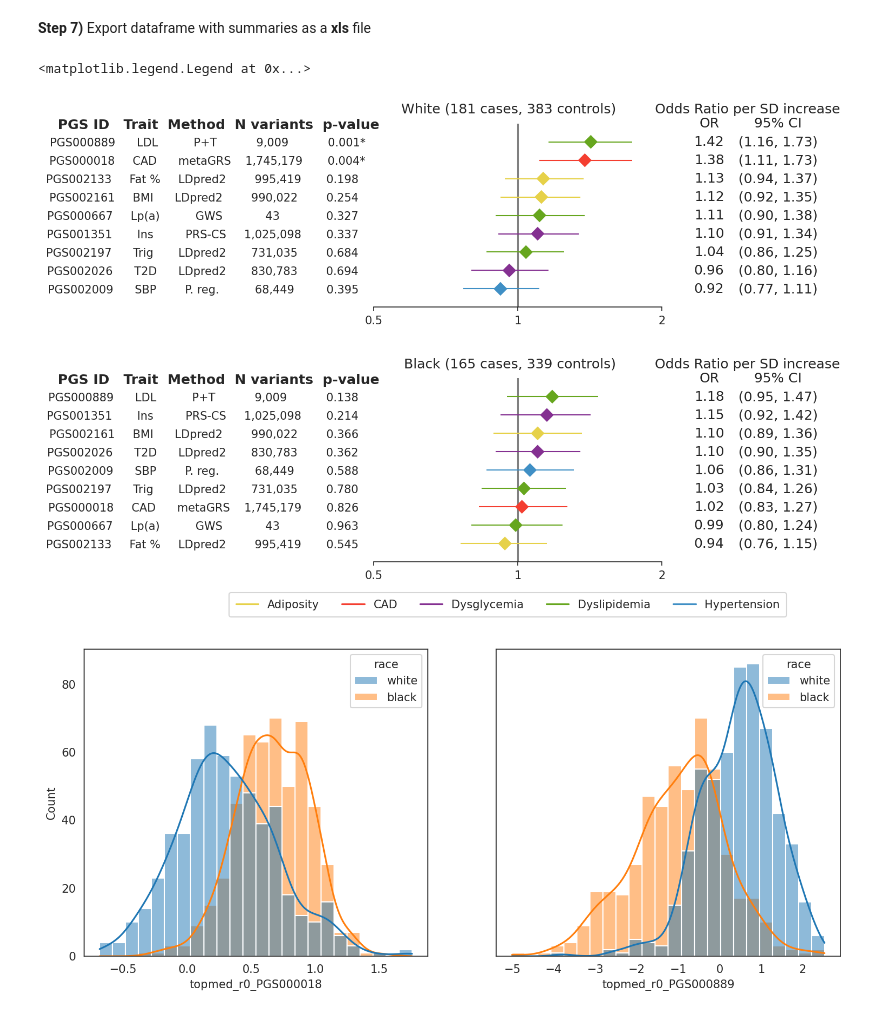
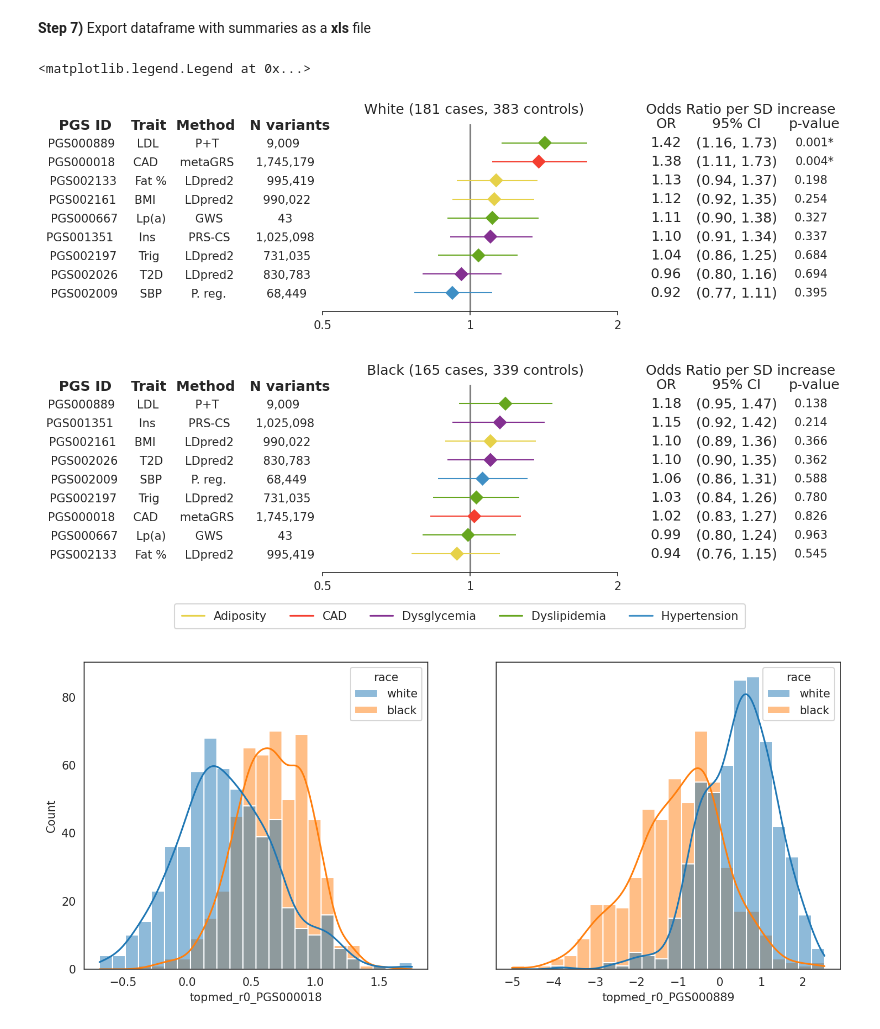
Before and after one commit to rodrigoguarischi/sea, a Jupyter notebook: calculate_grs_odds_ratios_and_create_plots.ipynb, the cells around one changed output. Drawn from its saved outputs; the diff is of its cells as text; code cells hidden in the pictures.

Commit message:
Moving p-value to the right of the figure

```diff
--- a/calculate_grs_odds_ratios_and_create_plots.ipynb
+++ b/calculate_grs_odds_ratios_and_create_plots.ipynb
@@ -514,17 +514,17 @@ def get_models_subset(race, reference_panel_id, grs_subset, threshold ):
 
     return( models_subset )
 
-# Define acronym and classes of selected scores
+# Define score_info and classes of selected scores
 grs_subset_and_info = {
-    "PGS000018": ["CAD      metaGRS    1,745,179", "CAD"],
-    "PGS000889": [" LDL          P+T           9,009    ", "Dyslipidemia"],
-    "PGS002133": ["Fat %     LDpred2        995,419", "Adiposity"],
-    "PGS001351": ["  Ins         PRS-CS     1,025,098", "Dysglycemia"],
-    "PGS002161": ["BMI      LDpred2        990,022 ", "Adiposity"],
-    "PGS000667": ["Lp(a)          GWS            43      ", "Dyslipidemia"],
-    "PGS002197": [" Trig       LDpred2       731,035 ", "Dyslipidemia"],
-    "PGS002026": [" T2D      LDpred2       830,783 ", "Dysglycemia"],
-    "PGS002009": [" SBP        P. reg.          68,449  ", "Hypertension"]
+    "PGS000018": ["CAD      metaGRS      1,745,179", "CAD"],
+    "PGS000889": [" LDL          P+T             9,009    ", "Dyslipidemia"],
+    "PGS002133": ["Fat %     LDpred2         995,419", "Adiposity"],
+    "PGS001351": ["  Ins         PRS-CS       1,025,098", "Dysglycemia"],
+    "PGS002161": ["BMI        LDpred2        990,022 ", "Adiposity"],
+    "PGS000667": ["Lp(a)        GWS               43      ", "Dyslipidemia"],
+    "PGS002197": [" Trig       LDpred2        731,035 ", "Dyslipidemia"],
+    "PGS002026": [" T2D      LDpred2        830,783 ", "Dysglycemia"],
+    "PGS002009": [" SBP        P. reg.           68,449  ", "Hypertension"]
     # "wGRS49": ["CAD  ", "CAD"],
     # "TEMprsCatherineWhites": ["CAD  ", "CAD"],
     # "PGS002150": [" LDL  ", "Dyslipidemia"],
@@ -545,51 +545,53 @@ for race in ['white', "black"]:
     models_subset = get_models_subset( race, "topmed", grs_subset_and_info.keys(), "r0")
 
     # Assign classes and colors to each score
-    models_subset = models_subset.assign( acronym=[ grs_subset_and_info[ elem ][0] for elem in models_subset["GRS"].to_list() ] )
+    models_subset = models_subset.assign( score_info=[ grs_subset_and_info[ elem ][0] for elem in models_subset["GRS"].to_list() ] )
     models_subset = models_subset.assign( grs_class=[ grs_subset_and_info[ elem ][1] for elem in models_subset["GRS"].to_list() ] )
     models_subset = models_subset.assign( color=[ class_to_color[ elem ] for elem in models_subset["grs_class"].to_list() ] )
 
     # Test p-values to see if they survive to multiple testing correction (FDR)
     fdr_result = fdrcorrection( models_subset["score_pvalue"].to_list() )
     models_subset = models_subset.assign( adjusted_p=fdr_result[1] )
     models_subset = models_subset.assign( fdr_significant=fdr_result[0] )
 
-    # # Print p-values/q-values
-    # print("Race: " + race )
-    # print("p-values:\n" + "\n".join(map(str, models_subset["score_pvalue"].to_list()) ) )
-    # print("\nq-values:\n" + "\n".join(map(str, fdr_result[1] ) ) + "\n")
-
     # Create plot
     p = EffectMeasurePlot(
-        label=[ "{0}     {1}       {2:.3f}{3}".format(row["GRS"], row["acronym"], row["score_pvalue"], "*" if( row["fdr_significant"] ) else "  " ) for index, row in models_subset.iterrows() ],
-        # label=[ "{0}    {1:.2e}{2}".format(row["pgs_name"], row["score_pvalue"], "*" if( row["fdr_significant"] ) else "  " ) for index, row in models_subset.iterrows() ],
+        label=[ "{0}     {1}".format(row["GRS"], row["score_info"] ) for index, row in models_subset.iterrows() ],
         effect_measure=[ "{0:.2f}".format(row["odds_ratio"]) for index, row in models_subset.iterrows() ],
         lcl=[ "{0:.2f}".format(row["conf_interval_lower"]) for index, row in models_subset.iterrows() ],
         ucl=[ "{0:.2f}".format(row["conf_interval_upper"]) for index, row in models_subset.iterrows() ]
         )
     # Adjust axis, labels, titles and frame
     p.labels(effectmeasure='OR', scale='log')
     p.colors(pointshape="D", pointcolor=models_subset["color"], errorbarcolor=models_subset["color"] )
     ax=p.plot(figsize=(7,3), t_adjuster=0.05, min_value=0.5, max_value=2)
-    plt.suptitle(" PGS ID   Trait  Method  N variants  p-value   ", x=-0.14, y=0.90, fontweight="bold")
+    plt.suptitle(" PGS ID    Trait  Method   N variants", x=-0.1, y=0.90, fontweight="bold")
     number_of_cases = len( sea_dataset_full[ ( sea_dataset_full["race"] == race ) & ( sea_dataset_full["Case"] == True ) ] )
     number_of_controls = len( sea_dataset_full[ ( sea_dataset_full["race"] == race ) & ( sea_dataset_full["Case"] == False ) ] )
-    plt.title("{0} ({1} cases, {2} controls)         Odds Ratio per SD increase".format(race.capitalize(), number_of_cases, number_of_controls), loc="right",x=1.2, y=1.02)
+    plt.title("{0} ({1} cases, {2} controls)              Odds Ratio per SD increase".format(race.capitalize(), number_of_cases, number_of_controls), loc="right",x=1.45, y=1.02)
     ax.spines['top'].set_visible(False)
     ax.spines['right'].set_visible(False)
     ax.spines['bottom'].set_visible(True)
     ax.spines['left'].set_visible(False)
     ax.tick_params( axis='x', which="minor", bottom=False )
 
+    # Add right column with score p-values and mark with * the ones that survive FDR
+    plt.text( x=1.3, y=1, ha='center', va="center", s="p-value", fontsize=12)
+    p_value_y_pos = 0.9
+    for index, row in models_subset.iterrows():
+        plt.text( x=1.3, y=p_value_y_pos, ha='center', va="center", s="{0:.3f}{1}".format( row["score_pvalue"], "*" if( row["fdr_significant"] ) else "  "), fontsize=10)
+        p_value_y_pos-=0.1
+
+
 # Add legend
 trait_handles = []
 for grs_class in sorted( set( models_subset[ "grs_class" ] )  ):
     trait_handles.append( mlines.Line2D([], [], label=grs_class, color=class_to_color[grs_class], marker='_', markersize=15) )
 ax.legend(handles=trait_handles, loc=(-0.5, -0.3), shadow=False, borderpad=0.6, ncol=5)
 # %% [output]
 <matplotlib.legend.Legend at 0x...>
-[figure, old version]
+[figure, new version]
-[figure, old version]
+[figure, new version]
 # %%
 ### Histogram plots with raw scores
 
```
Also changed, not shown: parts of 1 cell of this notebook.
